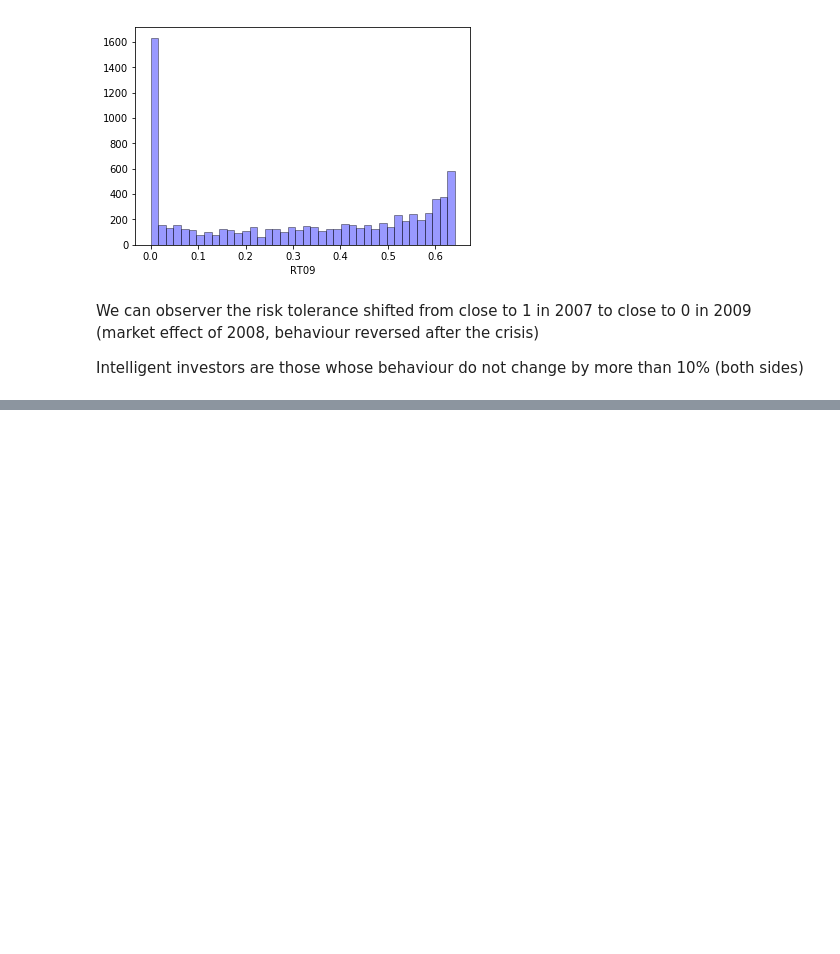
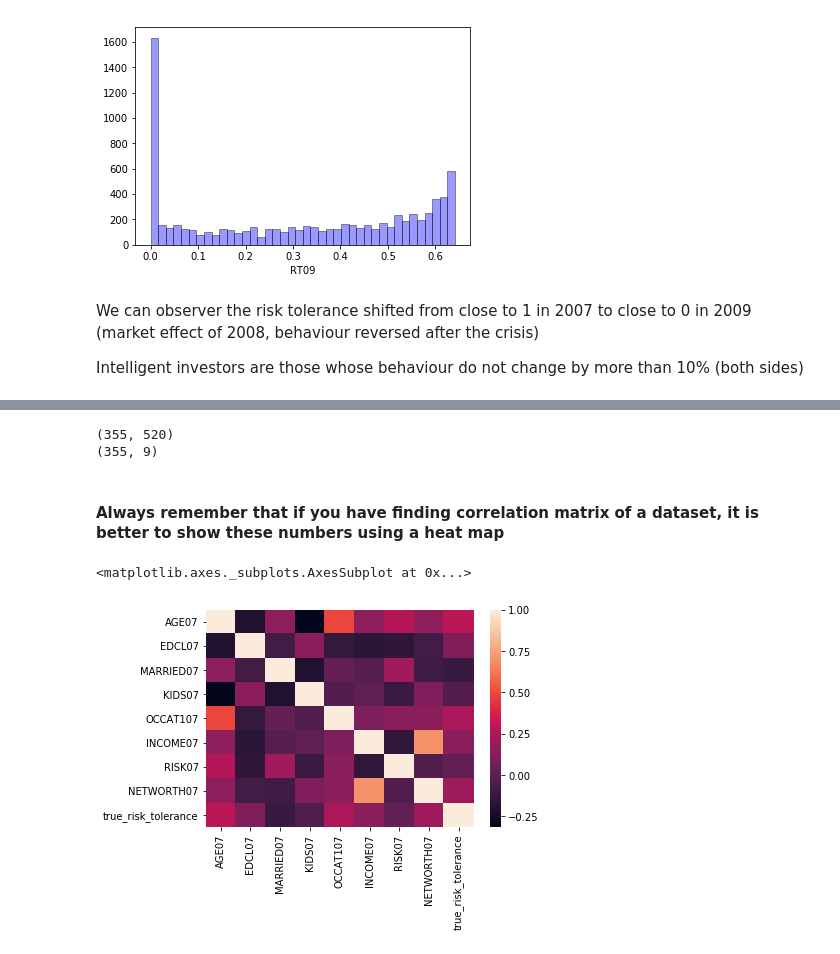
Before and after one commit to Karanpalshekhawat/ml_case_studies_finance_book, a Jupyter notebook: risk_tolerance.ipynb, the cells around one changed output, grey strips where cells are left out. Drawn from its saved outputs; the diff is of its cells as text; code cells hidden in the pictures; blank space fills up the shorter version.

Commit message:
correlation plot added

```diff
--- a/risk_tolerance.ipynb
+++ b/risk_tolerance.ipynb
@@ -77,2 +84,20 @@ df_int = df_int.drop(labels = ['RT07', 'RT09', 'PerChange'], axis=1)
+# %%
+keep_list2 = ['AGE07','EDCL07','MARRIED07','KIDS07','OCCAT107','INCOME07','RISK07','NETWORTH07','true_risk_tolerance']
+drop_list = [i for i in df_int.columns if i not in keep_list2]
+# %%
+print(df_int.shape)
+df_int = df_int.drop(labels=drop_list, axis =1)
+print(df_int.shape)
+# %% [output]
+(355, 520)
+(355, 9)
+# %% [markdown]
+#### Always remember that if you have finding correlation matrix of a dataset, it is better to show these numbers using a heat map
+# %%
+correlation = df_int.corr()
+sns.heatmap(correlation)
+# %% [output]
+<matplotlib.axes._subplots.AxesSubplot at 0x...>
+[figure, added]
 # %%
 # %% [output]
```
Also changed, not shown: parts of 3 cells of this notebook.
